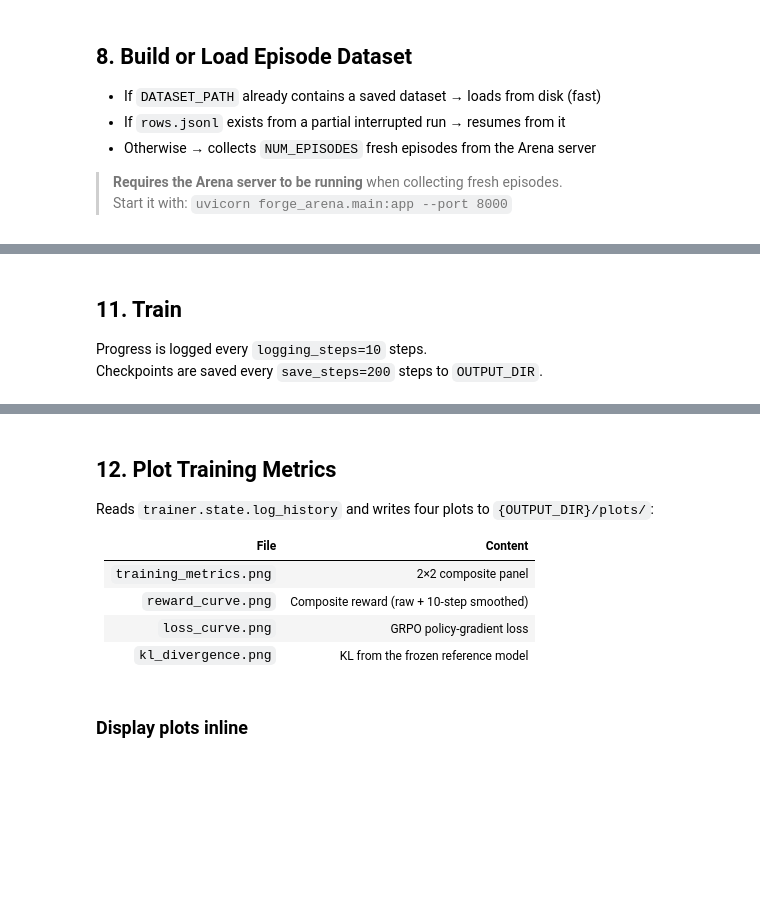
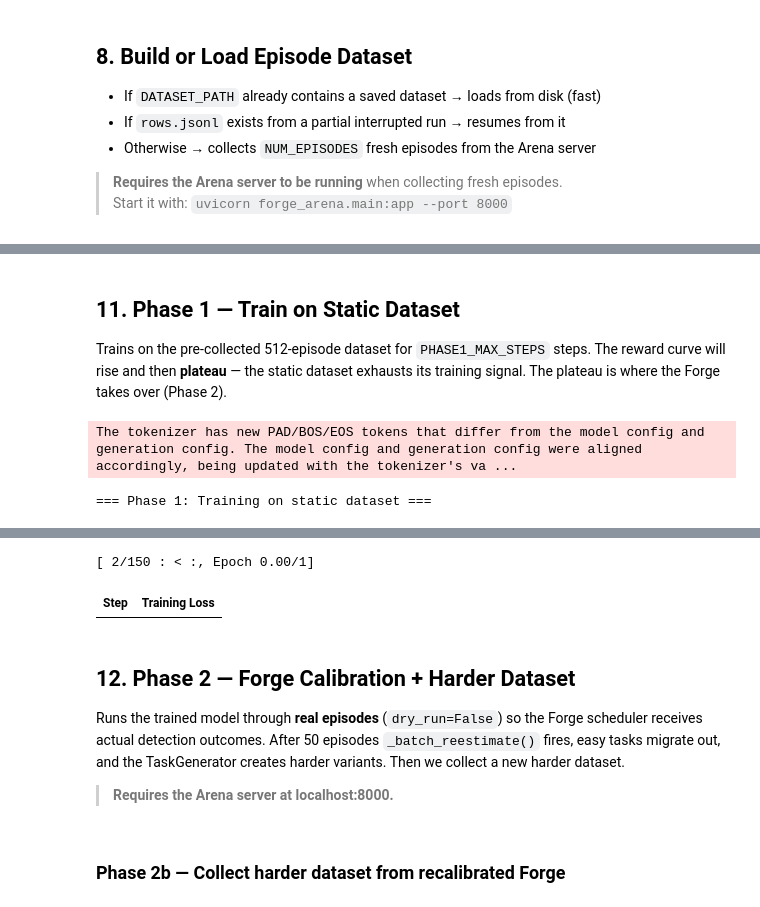
Before and after one commit to Amoghk04/ForgeArena, a Jupyter notebook: grpo_training.ipynb, the cells around one changed output, grey strips where cells are left out. Drawn from its saved outputs; the diff is of its cells as text; code cells hidden in the pictures; blank space fills up the shorter version.

Commit message:
ForgeArena: Fixed GRPO ipynb

```diff
--- a/grpo_training.ipynb
+++ b/grpo_training.ipynb
@@ -235,13 +356,21 @@ print("ArenaRewardFunction defined.")
 Runs `NUM_EPISODES` rollouts against the Arena server concurrently.
 Each row = one episode (prompt + ground-truth metadata the grader needs).
 # %%
-def _build_prompt(reset_obs: dict[str, Any]) -> str:
-    return (
+def _build_prompt(reset_obs: dict[str, Any]) -> list[dict[str, str]]:
+    """Build a conversational prompt for the Overseer.
+
+    TRL 1.2.0 applies the chat template when prompts are in message format,
+    which is required for instruct models to generate structured JSON output.
+    """
+    user_content = (
         f"Task: {reset_obs.get('task_description', '')}\n\n"
         f"Worker Chain-of-Thought:\n{reset_obs.get('worker_cot', '')}\n\n"
-        f"Worker Output:\n{reset_obs.get('worker_output', '')}\n\n"
-        "Your response (JSON):"
+        f"Worker Output:\n{reset_obs.get('worker_output', '')}"
     )
+    return [
+        {"role": "system", "content": SYSTEM_PROMPT},
+        {"role": "user", "content": user_content},
+    ]
 
 
 async def _fetch_one_episode(
@@ -448,13 +654,48 @@ print(f"  learning_rate          : {LEARNING_RATE}")
 # %% [markdown]
-## 11. Train
+## 11. Phase 1 — Train on Static Dataset
 
-Progress is logged every `logging_steps=10` steps.
-Checkpoints are saved every `save_steps=200` steps to `OUTPUT_DIR`.
+Trains on the pre-collected 512-episode dataset for `PHASE1_MAX_STEPS` steps.
+The reward curve will rise and then **plateau** — the static dataset exhausts its training signal.
+The plateau is where the Forge takes over (Phase 2).
 # %%
-log.info(f"Starting GRPO training — {MAX_STEPS} steps, output: {OUTPUT_DIR}")
+from transformers import TrainerCallback
 
+class ProgressCallback(TrainerCallback):
+    def on_log(self, args, state, control, logs=None, **kwargs):
+        if logs is None:
+            return
+        step = state.global_step
+        reward = logs.get("rewards/arena_reward/mean", logs.get("reward", "---"))
+        loss = logs.get("loss", "---")
+        lr = logs.get("learning_rate", "---")
+        if isinstance(reward, float): reward = f"{reward:.4f}"
+        if isinstance(loss, float): loss = f"{loss:.4f}"
+        if isinstance(lr, float): lr = f"{lr:.2e}"
+        pct = 100 * step / args.max_steps
+        print(f"  [{step:>5}/{args.max_steps}] ({pct:5.1f}%)  reward={reward}  loss={loss}  lr={lr}")
+
+trainer.add_callback(ProgressCallback())
+print("=== Phase 1: Training on static dataset ===")
 trainer.train()
 
 trainer.save_model(OUTPUT_DIR)
+tokenizer.save_pretrained(OUTPUT_DIR)
 reward_fn.close()
-log.info(f"Training complete. Model saved to {OUTPUT_DIR}")
+
+# Record Phase 1 log history for the unified plot later
+phase1_log_history = list(trainer.state.log_history)
+
+REWARD_KEYS = ["rewards/arena_reward/mean", "rewards/arena_reward", "reward", "arena_reward"]
+phase1_rewards = [
+    next((e[k] for k in REWARD_KEYS if k in e), None)
+    for e in phase1_log_history if e.get("step") is not None
+]
+phase1_rewards = [r for r in phase1_rewards if r is not None]
+phase1_ceiling = max(phase1_rewards[-10:]) if len(phase1_rewards) >= 10 else (max(phase1_rewards) if phase1_rewards else 0.0)
+
+print(f"\n=== Phase 1 complete ===")
+print(f"  LoRA adapters saved to : {OUTPUT_DIR}")
+print(f"  Phase 1 ceiling reward : {phase1_ceiling:.4f}")
+# %% [output]
+The tokenizer has new PAD/BOS/EOS tokens that differ from the model config and generation config. The model config and generation config were aligned accordingly, being updated with the tokenizer's va ...
+=== Phase 1: Training on static dataset ===
@@ -461,12 +719,11 @@ log.info(f"Training complete. Model saved to {OUTPUT_DIR}")
+[ 2/150 : < :, Epoch 0.00/1]
+| Step | Training Loss |
 # %% [markdown]
-## 12. Plot Training Metrics
+## 12. Phase 2 — Forge Calibration + Harder Dataset
 
-Reads `trainer.state.log_history` and writes four plots to `{OUTPUT_DIR}/plots/`:
+Runs the trained model through **real episodes** (`dry_run=False`) so the Forge scheduler receives
+actual detection outcomes. After 50 episodes `_batch_reestimate()` fires, easy tasks migrate out,
+and the TaskGenerator creates harder variants. Then we collect a new harder dataset.
 
-| File | Content |
-|---|---|
-| `training_metrics.png` | 2×2 composite panel |
-| `reward_curve.png` | Composite reward (raw + 10-step smoothed) |
-| `loss_curve.png` | GRPO policy-gradient loss |
-| `kl_divergence.png` | KL from the frozen reference model |
+> **Requires the Arena server at localhost:8000.**
 # %%
@@ -582,3 +796,3 @@ print(f"Plots saved to: {plots_dir}")
 # %% [markdown]
-### Display plots inline
+### Phase 2b — Collect harder dataset from recalibrated Forge
 # %%
```
Also changed, not shown: parts of 18 cells of this notebook.
